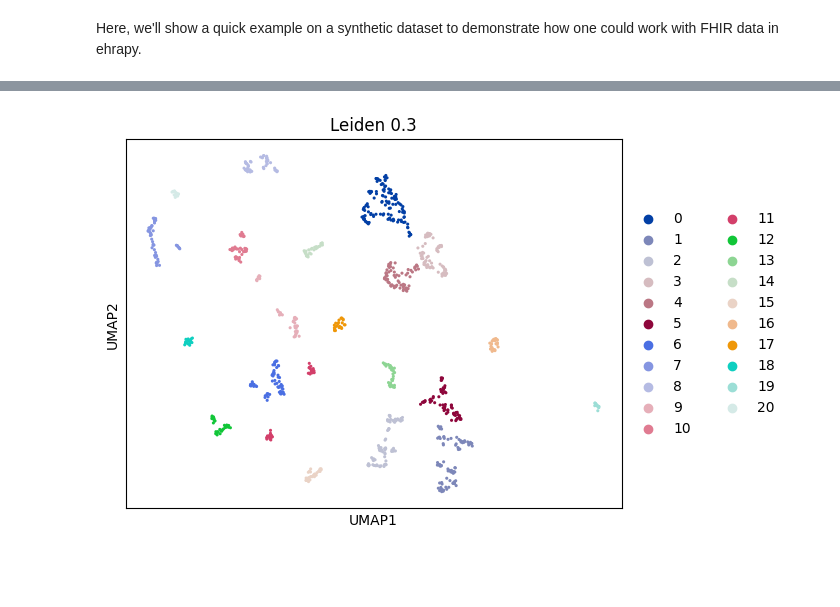
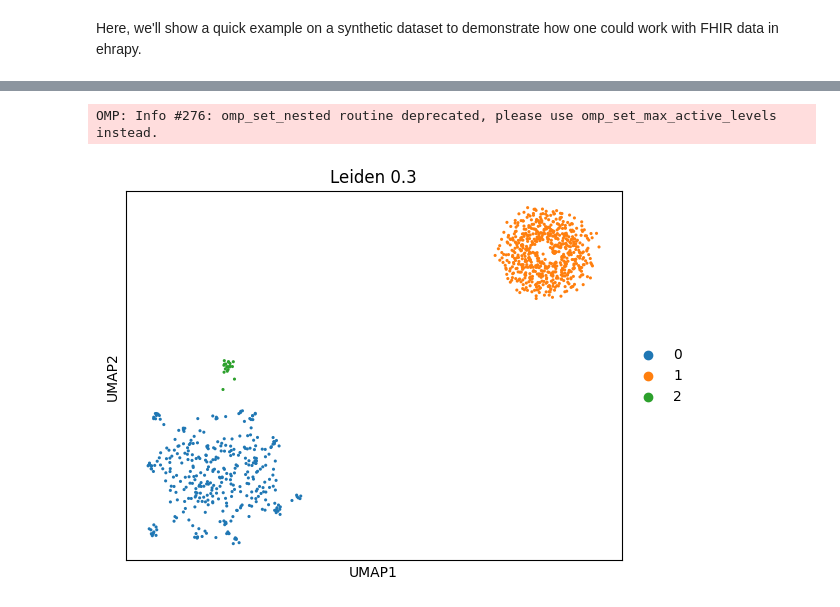
Before and after one commit to theislab/ehrapy-tutorials, a Jupyter notebook: fhir.ipynb, the cells around one changed output, grey strips where cells are left out. Drawn from its saved outputs; the diff is of its cells as text; code cells hidden in the pictures; blank space fills up the shorter version.

```diff
--- a/fhir.ipynb
+++ b/fhir.ipynb
@@ -32,6 +33,6 @@ df.drop(
 )
 df.drop(columns=df.columns[df.isna().all()], inplace=True)
 # %%
-adata = ep.ad.df_to_anndata(df, index_column="id")
-adata
+edata = ed.io.from_pandas(df, index_column="id")
+edata
 # %% [output]
@@ -40,3 +87,4 @@ AnnData object with n_obs × n_vars = 1000 × 68
 # %%
-ep.ad.infer_feature_types(adata)
+edata_no_date = edata[:, np.argwhere(edata.var["feature_type"] != "date").flatten()]
+edata_no_date = ep.pp.encode(edata_no_date, autodetect=True)
 # %% [output]
@@ -85,9 +107,11 @@ adata = ep.pp.encode(adata, autodetect=True)
 # %%
-ep.pp.pca(adata)
-ep.pp.neighbors(adata, n_pcs=10)
-ep.tl.umap(adata)
-ep.tl.leiden(adata, resolution=0.3, key_added="leiden_0_3")
+ep.pp.pca(edata_no_date)
+ep.pp.neighbors(edata_no_date, n_pcs=10)
+ep.tl.umap(edata_no_date)
+ep.tl.leiden(edata_no_date, resolution=0.3, key_added="leiden_0_3")
+# %% [output]
+OMP: Info #276: omp_set_nested routine deprecated, please use omp_set_max_active_levels instead.
 # %%
-ep.pl.umap(adata, color=["leiden_0_3"], title="Leiden 0.3", size=20)
+ep.pl.umap(edata_no_date, color=["leiden_0_3"], title="Leiden 0.3", size=20)
 # %% [output]
-[figure, old version]
+[figure, new version]
```
Also changed, not shown: parts of 11 cells of this notebook.
